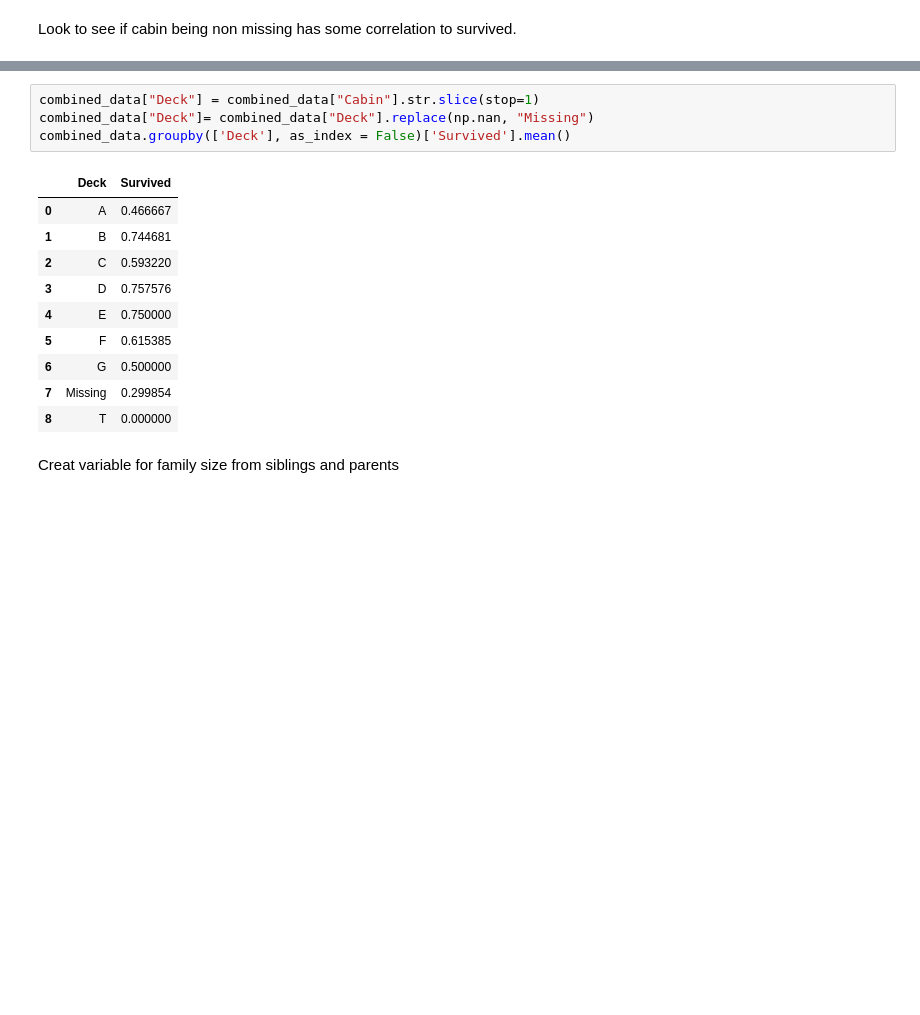
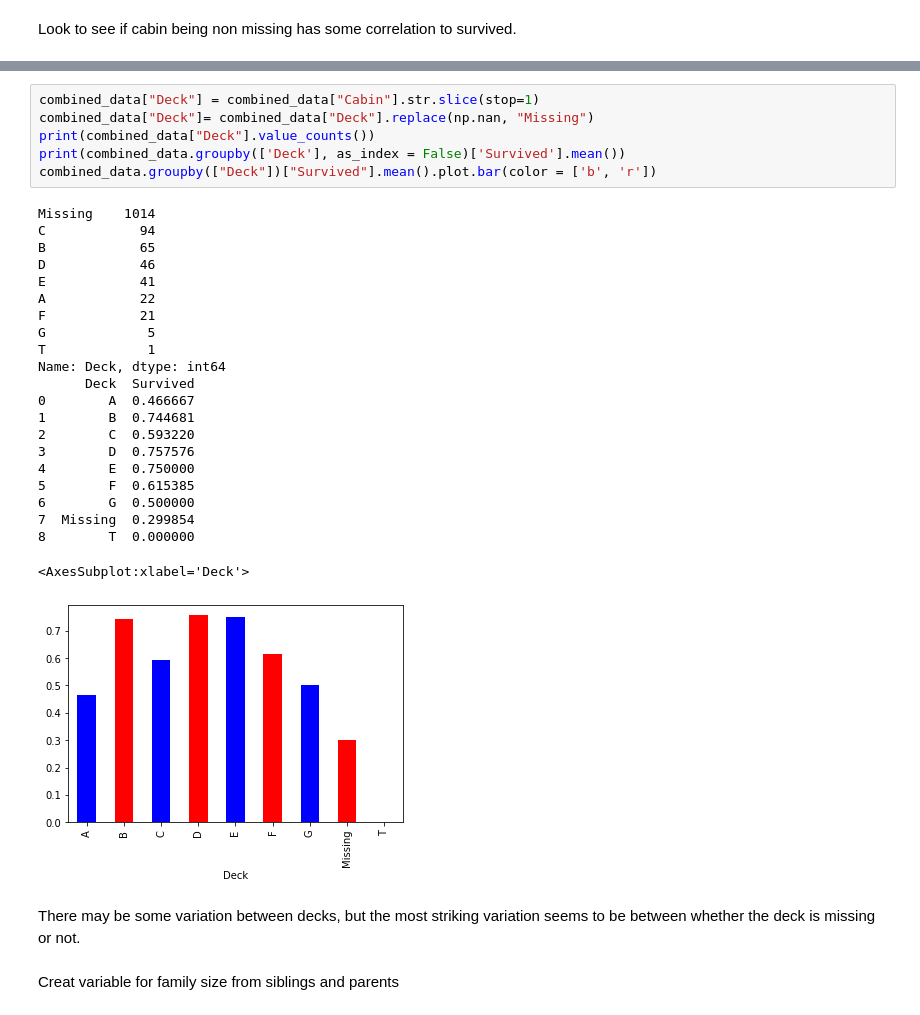
Before and after one commit to zrosen3/Kaggle, a Jupyter notebook: titanicsubmissionrosen.ipynb, the cells around one changed output, grey strips where cells are left out. Drawn from its saved outputs; the diff is of its cells as text; blank space fills up the shorter version.

```diff
--- a/titanicsubmissionrosen.ipynb
+++ b/titanicsubmissionrosen.ipynb
@@ -156,18 +159,34 @@ Whether cabin or not is missing seems to be related to survival. Cabin data cont
 # %%
 combined_data["Deck"] = combined_data["Cabin"].str.slice(stop=1)
 combined_data["Deck"]= combined_data["Deck"].replace(np.nan, "Missing")
-combined_data.groupby(['Deck'], as_index = False)['Survived'].mean()
+print(combined_data["Deck"].value_counts())
+print(combined_data.groupby(['Deck'], as_index = False)['Survived'].mean())
+combined_data.groupby(["Deck"])["Survived"].mean().plot.bar(color = ['b', 'r'])
 # %% [output]
-|  | Deck | Survived |
-| 0 | A | 0.466667 |
-| 1 | B | 0.744681 |
-| 2 | C | 0.593220 |
-| 3 | D | 0.757576 |
-| 4 | E | 0.750000 |
-| 5 | F | 0.615385 |
-| 6 | G | 0.500000 |
-| 7 | Missing | 0.299854 |
-| 8 | T | 0.000000 |
+Missing    1014
+C            94
+B            65
+D            46
+E            41
+A            22
+F            21
+G             5
+T             1
+Name: Deck, dtype: int64
+      Deck  Survived
+0        A  0.466667
+1        B  0.744681
+2        C  0.593220
+3        D  0.757576
+4        E  0.750000
+5        F  0.615385
+6        G  0.500000
+7  Missing  0.299854
+8        T  0.000000
+<AxesSubplot:xlabel='Deck'>
+[figure, added]
+# %% [markdown]
+There may be some variation between decks, but the most striking variation seems to be between whether the deck is missing or not.
 # %% [markdown]
 Creat variable for family size from siblings and parents
 # %%
```
Also changed, not shown: parts of 17 cells of this notebook.
